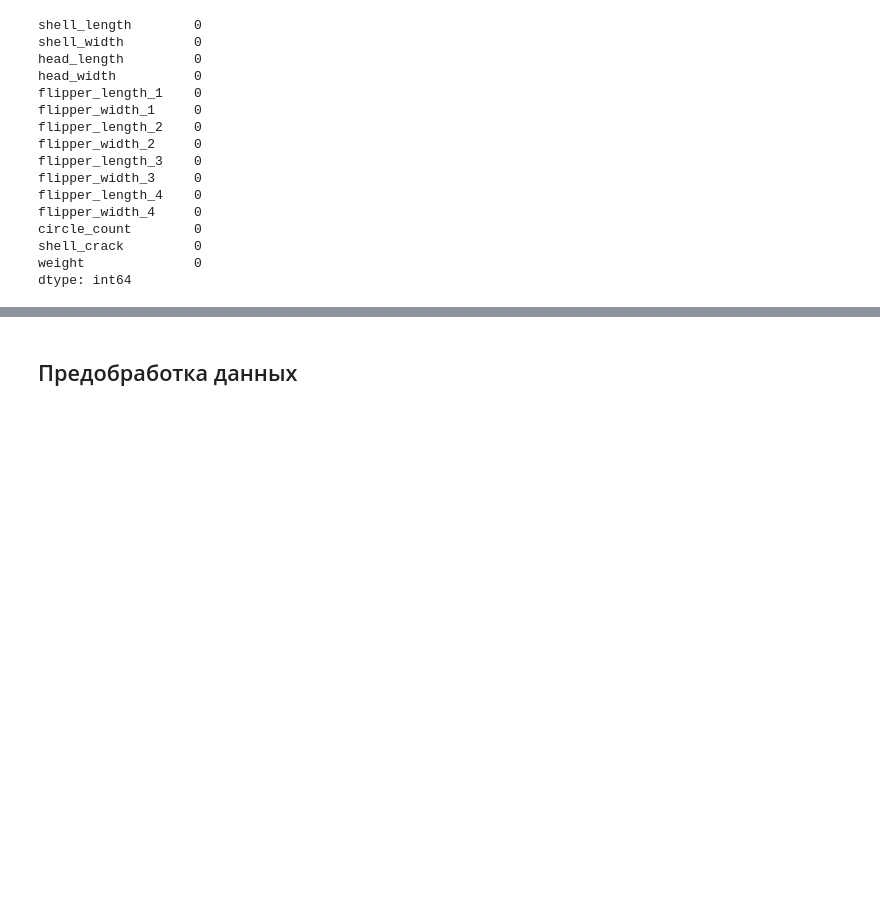
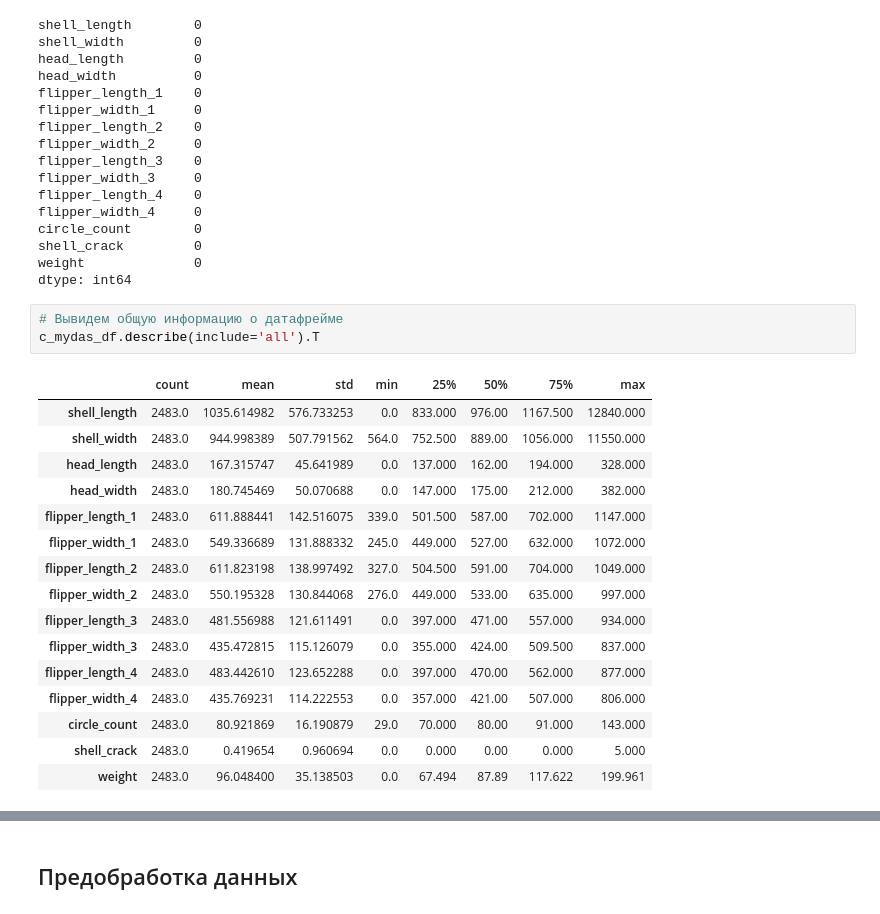
Before and after one commit to MEYakunin/Sprint10_Tortilla_Center, a Jupyter notebook: Sprint10_Tortilla_Center_Yakunin_Mikl.ipynb, the cells around one changed output, grey strips where cells are left out. Drawn from its saved outputs; the diff is of its cells as text; blank space fills up the shorter version.

```diff
--- a/Sprint10_Tortilla_Center_Yakunin_Mikl.ipynb
+++ b/Sprint10_Tortilla_Center_Yakunin_Mikl.ipynb
@@ -234,3 +236,23 @@ circle_count        0
 shell_crack         0
 weight              0
 dtype: int64
+# %%
+# Вывидем общую информацию о датафрейме
+c_mydas_df.describe(include='all').T
+# %% [output]
+|  | count | mean | std | min | 25% | 50% | 75% | max |
+| shell_length | 2483.0 | 1035.614982 | 576.733253 | 0.0 | 833.000 | 976.00 | 1167.500 | 12840.000 |
+| shell_width | 2483.0 | 944.998389 | 507.791562 | 564.0 | 752.500 | 889.00 | 1056.000 | 11550.000 |
+| head_length | 2483.0 | 167.315747 | 45.641989 | 0.0 | 137.000 | 162.00 | 194.000 | 328.000 |
+| head_width | 2483.0 | 180.745469 | 50.070688 | 0.0 | 147.000 | 175.00 | 212.000 | 382.000 |
+| flipper_length_1 | 2483.0 | 611.888441 | 142.516075 | 339.0 | 501.500 | 587.00 | 702.000 | 1147.000 |
+| flipper_width_1 | 2483.0 | 549.336689 | 131.888332 | 245.0 | 449.000 | 527.00 | 632.000 | 1072.000 |
+| flipper_length_2 | 2483.0 | 611.823198 | 138.997492 | 327.0 | 504.500 | 591.00 | 704.000 | 1049.000 |
+| flipper_width_2 | 2483.0 | 550.195328 | 130.844068 | 276.0 | 449.000 | 533.00 | 635.000 | 997.000 |
+| flipper_length_3 | 2483.0 | 481.556988 | 121.611491 | 0.0 | 397.000 | 471.00 | 557.000 | 934.000 |
+| flipper_width_3 | 2483.0 | 435.472815 | 115.126079 | 0.0 | 355.000 | 424.00 | 509.500 | 837.000 |
+| flipper_length_4 | 2483.0 | 483.442610 | 123.652288 | 0.0 | 397.000 | 470.00 | 562.000 | 877.000 |
+| flipper_width_4 | 2483.0 | 435.769231 | 114.222553 | 0.0 | 357.000 | 421.00 | 507.000 | 806.000 |
+| circle_count | 2483.0 | 80.921869 | 16.190879 | 29.0 | 70.000 | 80.00 | 91.000 | 143.000 |
+| shell_crack | 2483.0 | 0.419654 | 0.960694 | 0.0 | 0.000 | 0.00 | 0.000 | 5.000 |
+| weight | 2483.0 | 96.048400 | 35.138503 | 0.0 | 67.494 | 87.89 | 117.622 | 199.961 |
```
Also changed, not shown: parts of 4 cells of this notebook.
